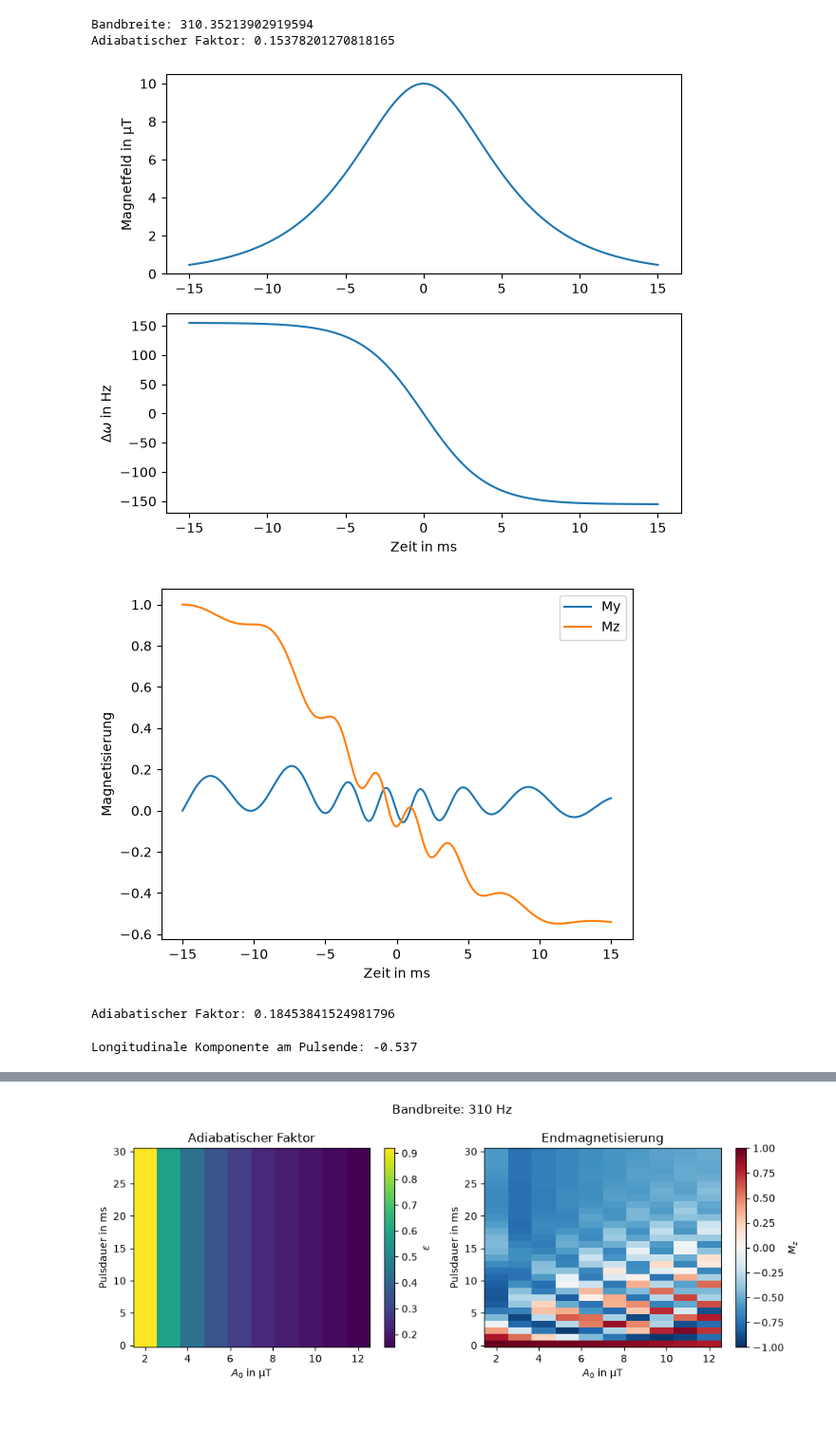
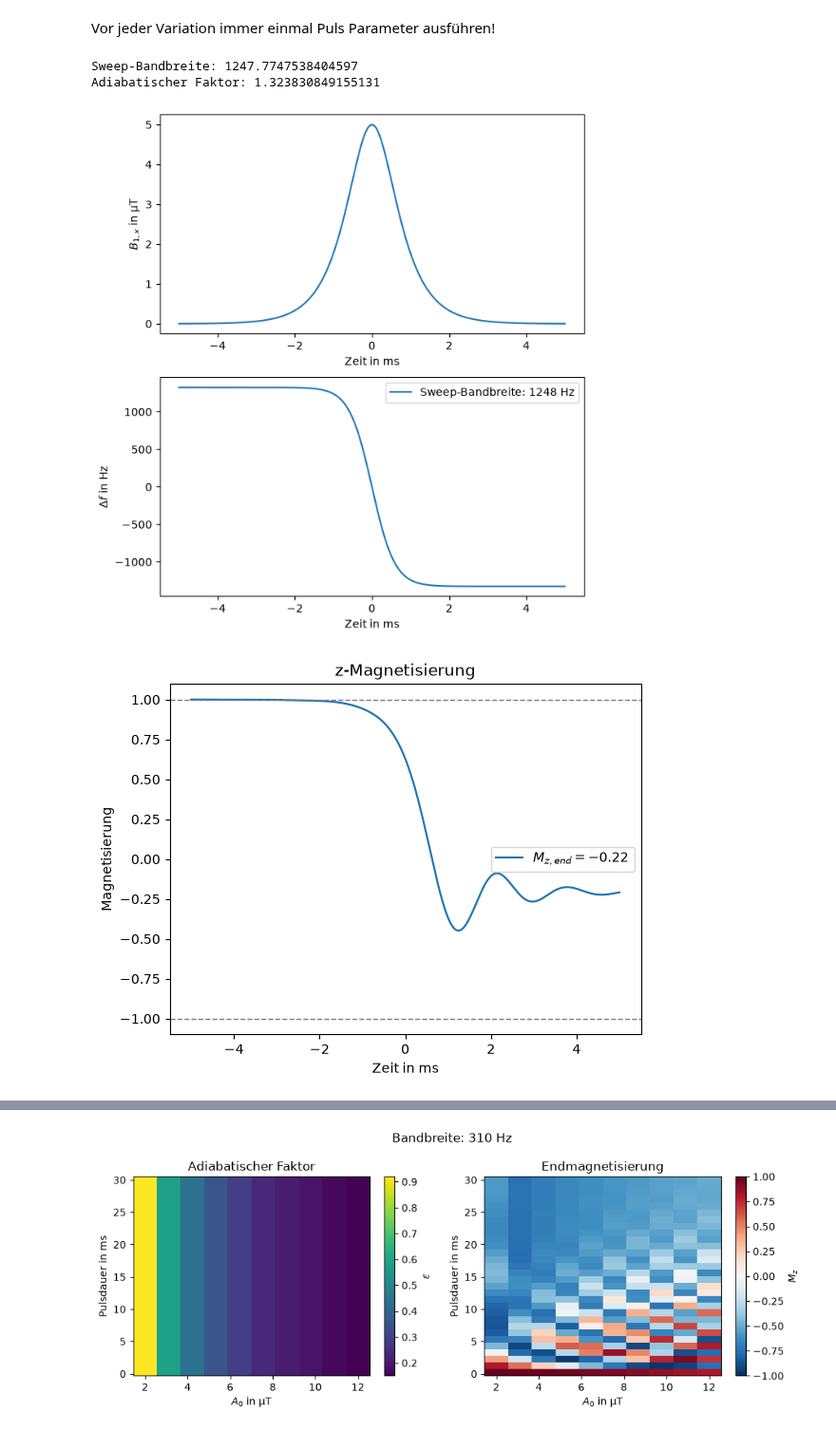
Before and after one commit to viola-schumann/Bloch-hyperbolic-secant, a Jupyter notebook: Sech_Puls.ipynb, the cells around one changed output, grey strips where cells are left out. Shown at 95% size. Drawn from its saved outputs; the diff is of its cells as text; code cells hidden in the pictures.

Commit message:
erste Anpassungen vor allem in Plots

```diff
--- a/Sech_Puls.ipynb
+++ b/Sech_Puls.ipynb
@@ -40,44 +41,49 @@ def bloch_rot(t,M,A0,mu,beta,T_1,T_2):
 def adiabatic(A0, mu, beta):
     epsilon = (np.sqrt(mu) * beta) / (gamma * A0)
     return epsilon
+# %% [markdown]
+Vor jeder Variation immer einmal Puls Parameter ausführen!
 # %%
 # Puls Parameter
 
-A0 = 12e-6
-beta = 250
-mu = 3.9
+A0 = 5e-6
+beta = 800                      # 800 rad / s
+mu = 4.9
 
-pulse_duration = 15e-3                      # Achtung! Das ist die halbe Pulsdauer
-t_start = - pulse_duration
-t_end = pulse_duration
+half_pulse_duration = 5e-3                      # Achtung: Das ist die halbe Pulsdauer!
+t_start = - half_pulse_duration
+t_end = half_pulse_duration
 times = np.linspace(t_start, t_end, 2000)
 
-print("Bandbreite:", delta_f(mu, beta))
+print("Sweep-Bandbreite:", bandbreite(mu, beta))
 print("Adiabatischer Faktor:", adiabatic(A0, mu, beta))
 # %% [output]
-Bandbreite: 310.35213902919594
-Adiabatischer Faktor: 0.15378201270818165
+Sweep-Bandbreite: 1247.7747538404597
+Adiabatischer Faktor: 1.323830849155131
 # %%
 # Berechnung Amplitude und Phase
 
 time_values = times
 amp_values = np.array([B1x(t, A0, beta) for t in times])
-phase_values = np.array([delta_omega(t, mu, beta) for t in times])
+frequency_values_rad = np.array([delta_omega(t, mu, beta) for t in times])
+frequency_values_hz = frequency_values_rad / (2* np.pi)
 # %%
-# Amplitude und Phase plotten
+# Amplitude und Frequenz plotten
 
-fig, ax = plt.subplots(2,1, figsize=(7,6))
+fig, ax = plt.subplots(2,1, figsize=(7,8))
 
 ax[0].plot(time_values*1e3, amp_values*1e6)
-ax[0].set_ylabel("Magnetfeld in µT")
+ax[0].set_xlabel("Zeit in ms")
+ax[0].set_ylabel("$B_{1,x}$ in µT")
 
-ax[1].plot(time_values*1e3, phase_values)
+ax[1].plot(time_values*1e3, frequency_values_hz, label = f"Sweep-Bandbreite: {bandbreite(mu, beta):.0f} Hz")
 ax[1].set_xlabel("Zeit in ms")
-ax[1].set_ylabel(r"$\Delta \omega$ in Hz")
+ax[1].set_ylabel(r"$\Delta f$ in Hz")
+ax[1].legend()
 
 plt.show()
 # %% [output]
-[figure, old version]
+[figure, new version]
 # %%
 # Bloch-Gleichung lösen
 
@@ -88,29 +94,24 @@ Mz = solution.y[2]
 # %%
 # Magnetisierung plotten
 
+last_times = int(0.05 * len(times))
+inversionsgrad = np.mean(Mz[-last_times:])
+
 plt.figure()
 
-#plt.plot(times * 1e3, Mx, label = "Mx")
-plt.plot(times * 1e3, My, label = "My")
-plt.plot(times * 1e3, Mz, label = "Mz")
+plt.plot(times * 1e3, Mz, label = fr"$M_{{z,end}} = {inversionsgrad:.2}$")
+
+plt.axhline(y=1, color="gray", linestyle="--", linewidth=1)
+plt.axhline(y=-1, color="gray", linestyle="--", linewidth=1)
 
 plt.xlabel("Zeit in ms")
 plt.ylabel("Magnetisierung")
-#plt.title()
+plt.ylim(-1.1,1.1)
+plt.title("z-Magnetisierung")
 plt.legend()
 plt.show()
 # %% [output]
-[figure, old version]
+[figure, new version]
-# %%
-print("Adiabatischer Faktor:", adiabatic(A0, mu, beta))
-# %% [output]
-Adiabatischer Faktor: 0.18453841524981796
-# %%
-last_times = int(0.05 * len(times))
-inversionsgrad = np.mean(Mz[-last_times:])
-print("Longitudinale Komponente am Pulsende:", np.round(inversionsgrad,3))
-# %% [output]
-Longitudinale Komponente am Pulsende: -0.537
 # %%
 # Variation A0
 
```
Also changed, not shown: parts of 7 cells of this notebook, 20 other files.
